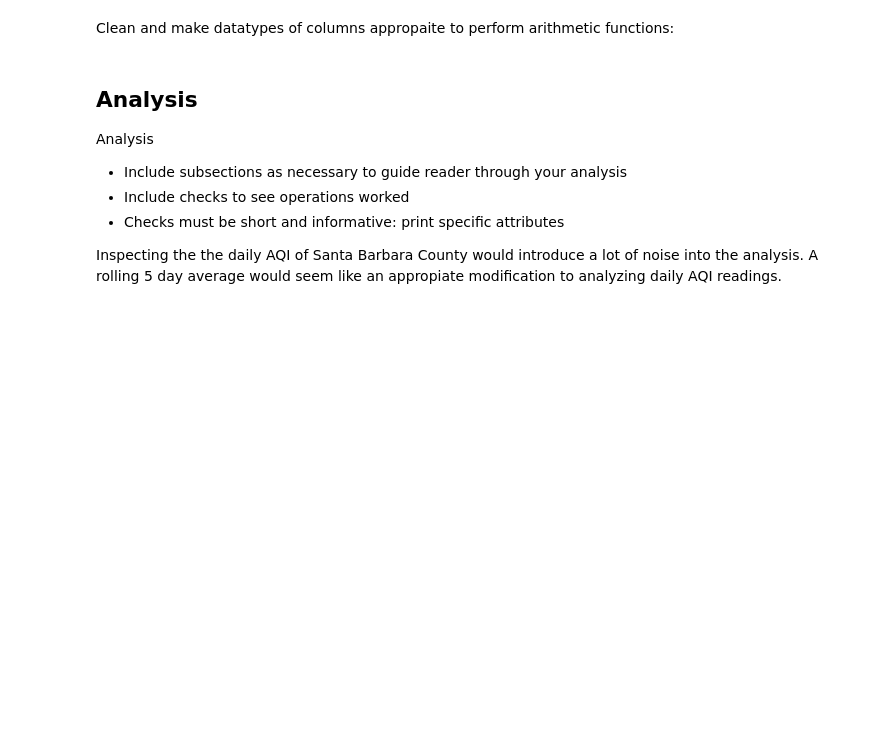
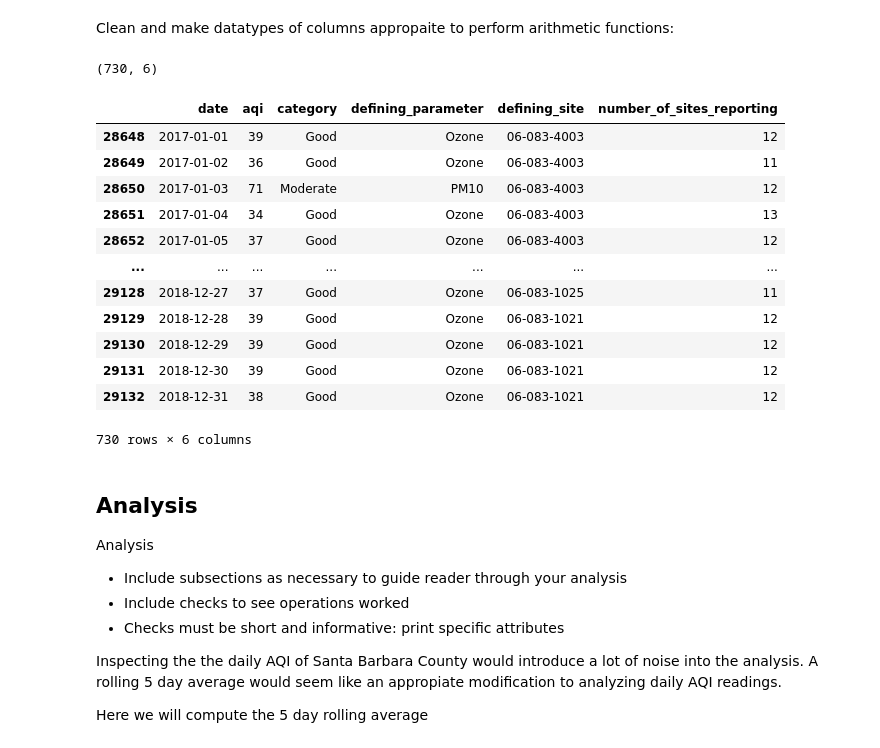
Before and after one commit to Vanessa-Salgado/eds220-hw4-task3, a Jupyter notebook: thomas_fire_analysis.ipynb, the cells around one changed output. Saved outputs shown, nothing was run; the diff lists cells and outputs as text; code cells hidden in the pictures; blank space fills up the shorter version.

```diff
--- a/thomas_fire_analysis.ipynb
+++ b/thomas_fire_analysis.ipynb
@@ -96,6 +100,26 @@ aqi_sb = aqi.loc[aqi['county_name']=='Santa Barbara', #row-selection
 
 # change date column to object type = datatime
 aqi_sb.date = pd.to_datetime(aqi_sb.date)
+# %%
+aqi_sb.shape
+# %% [output]
+(730, 6)
+# %%
+aqi_sb[aqi] - aq
+# %% [output]
+|  | date | aqi | category | defining_parameter | defining_site | number_of_sites_reporting |
+| 28648 | 2017-01-01 | 39 | Good | Ozone | 06-083-4003 | 12 |
+| 28649 | 2017-01-02 | 36 | Good | Ozone | 06-083-4003 | 11 |
+| 28650 | 2017-01-03 | 71 | Moderate | PM10 | 06-083-4003 | 12 |
+| 28651 | 2017-01-04 | 34 | Good | Ozone | 06-083-4003 | 13 |
+| 28652 | 2017-01-05 | 37 | Good | Ozone | 06-083-4003 | 12 |
+| ... | ... | ... | ... | ... | ... | ... |
+| 29128 | 2018-12-27 | 37 | Good | Ozone | 06-083-1025 | 11 |
+| 29129 | 2018-12-28 | 39 | Good | Ozone | 06-083-1021 | 12 |
+| 29130 | 2018-12-29 | 39 | Good | Ozone | 06-083-1021 | 12 |
+| 29131 | 2018-12-30 | 39 | Good | Ozone | 06-083-1021 | 12 |
+| 29132 | 2018-12-31 | 38 | Good | Ozone | 06-083-1021 | 12 |
+730 rows × 6 columns
 # %% [markdown]
 ## Analysis
 Analysis
@@ -104,3 +128,5 @@ Analysis
 - Checks must be short and informative: print specific attributes
 
 Inspecting the the daily AQI of Santa Barbara County would introduce a lot of noise into the analysis. A rolling 5 day average would seem like an appropiate modification to analyzing daily AQI readings.
+
+Here we will compute the 5 day rolling average
```
Also changed, not shown: parts of 24 cells of this notebook.
